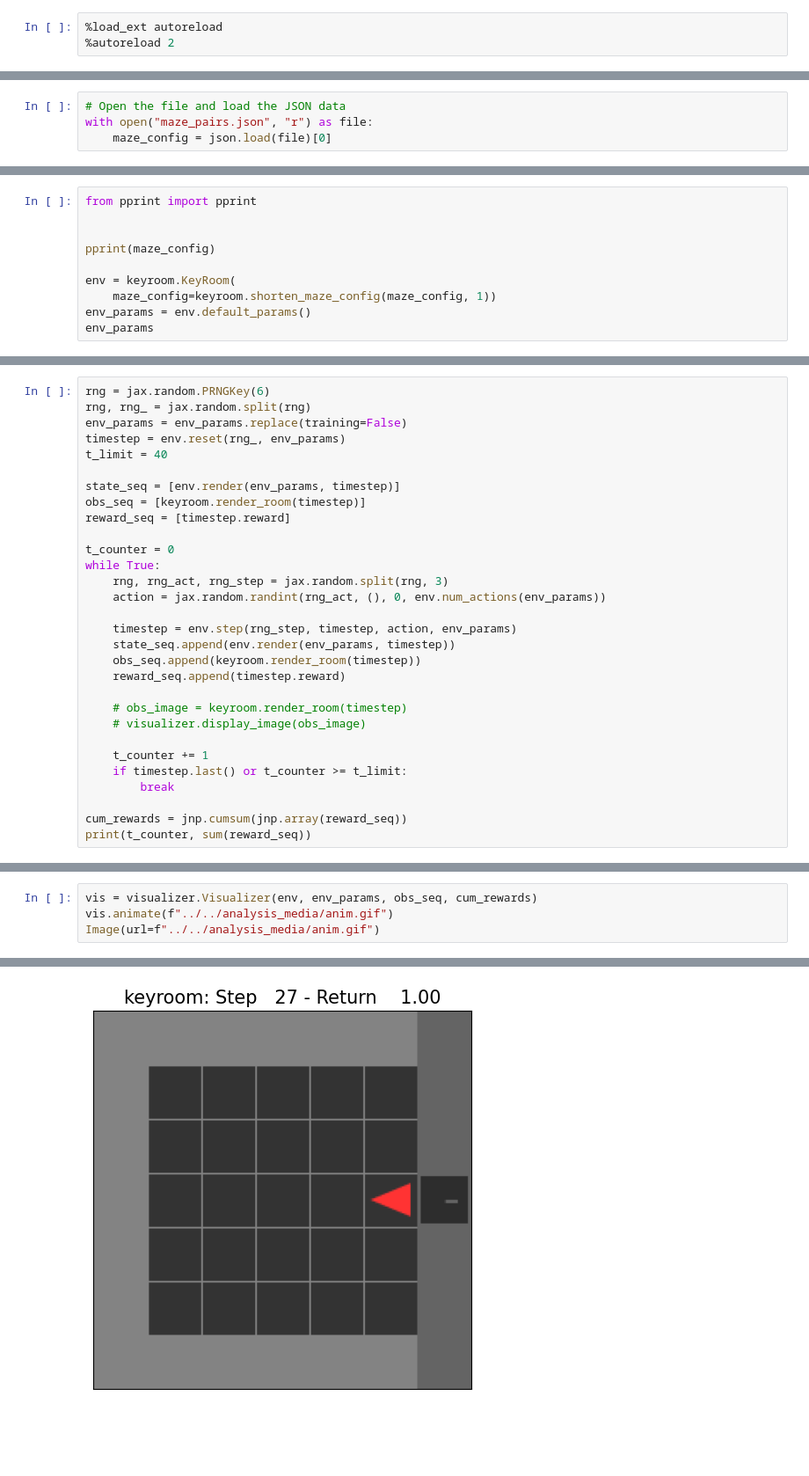
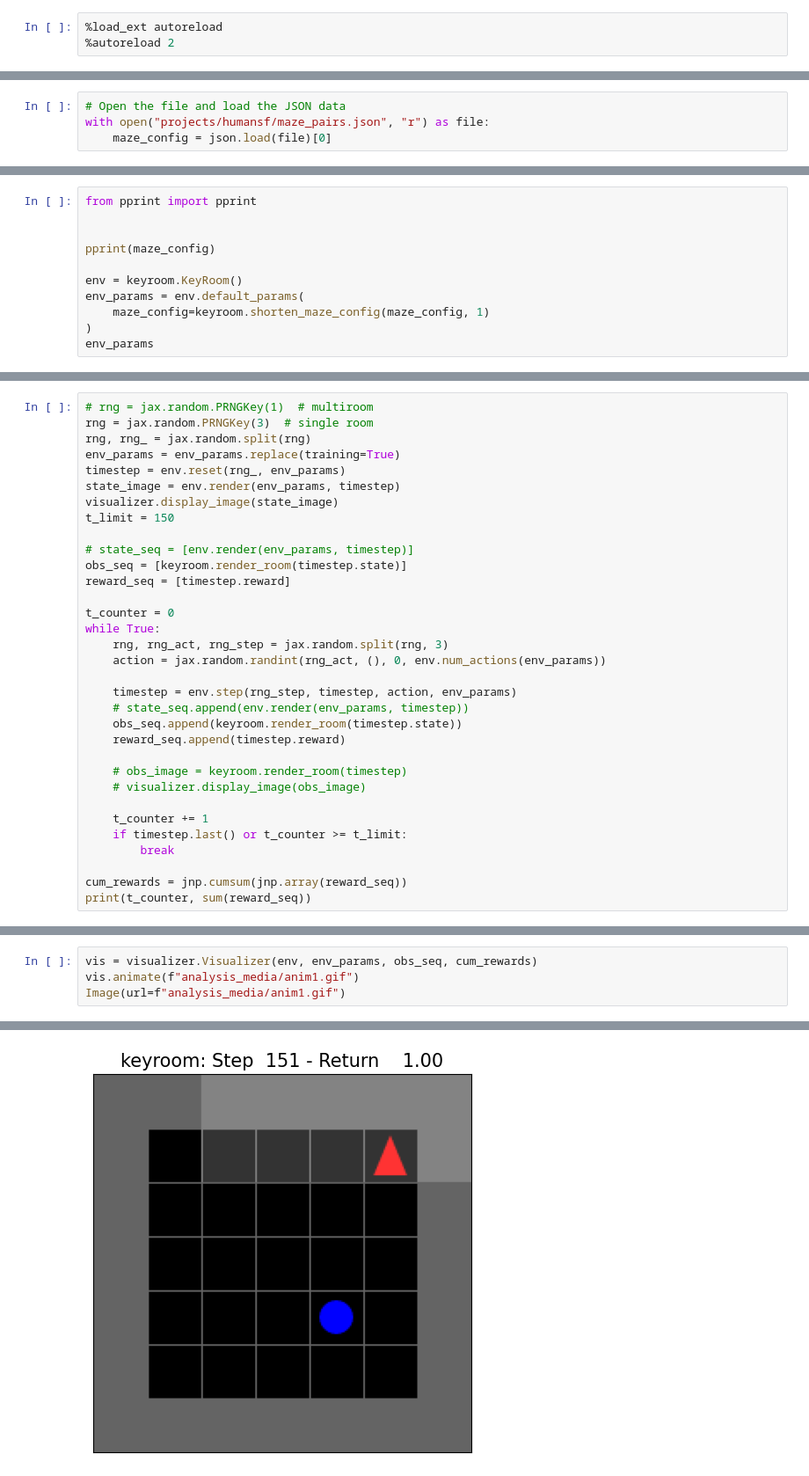
Before and after one commit to wcarvalho/jaxneurorl, a Jupyter notebook: projects/humansf/keyroom-test.ipynb, the cells around one changed output, grey strips where cells are left out. Shown at 88% size. Drawn from its saved outputs; the diff is of its cells as text; blank space fills up the shorter version.

```diff
--- a/projects/humansf/keyroom-test.ipynb
+++ b/projects/humansf/keyroom-test.ipynb
@@ -16,4 +32,4 @@ import minigrid_common
 # %%
 # Open the file and load the JSON data
-with open("maze_pairs.json", "r") as file:
+with open("projects/humansf/maze_pairs.json", "r") as file:
     maze_config = json.load(file)[0]
@@ -25,9 +39,10 @@ from pprint import pprint
 
 pprint(maze_config)
 
-env = keyroom.KeyRoom(
-    maze_config=keyroom.shorten_maze_config(maze_config, 1))
-env_params = env.default_params()
+env = keyroom.KeyRoom()
+env_params = env.default_params(
+    maze_config=keyroom.shorten_maze_config(maze_config, 1)
+)
 env_params
 # %% [output]
 {'keys': [['key', 'grey'],
@@ -59,12 +79,15 @@ Observation(image=(7, 7, 34), task_w=(4,), state_features=(4,), has_occurred=(4,
 # %%
-rng = jax.random.PRNGKey(6)
+# rng = jax.random.PRNGKey(1)  # multiroom
+rng = jax.random.PRNGKey(3)  # single room
 rng, rng_ = jax.random.split(rng)
-env_params = env_params.replace(training=False)
+env_params = env_params.replace(training=True)
 timestep = env.reset(rng_, env_params)
-t_limit = 40
+state_image = env.render(env_params, timestep)
+visualizer.display_image(state_image)
+t_limit = 150
 
-state_seq = [env.render(env_params, timestep)]
-obs_seq = [keyroom.render_room(timestep)]
+# state_seq = [env.render(env_params, timestep)]
+obs_seq = [keyroom.render_room(timestep.state)]
 reward_seq = [timestep.reward]
 
 t_counter = 0
@@ -73,8 +96,8 @@ while True:
     action = jax.random.randint(rng_act, (), 0, env.num_actions(env_params))
 
     timestep = env.step(rng_step, timestep, action, env_params)
-    state_seq.append(env.render(env_params, timestep))
-    obs_seq.append(keyroom.render_room(timestep))
+    # state_seq.append(env.render(env_params, timestep))
+    obs_seq.append(keyroom.render_room(timestep.state))
     reward_seq.append(timestep.reward)
 
     # obs_image = keyroom.render_room(timestep)
@@ -91,8 +115,8 @@ print(t_counter, sum(reward_seq))
 # %%
 vis = visualizer.Visualizer(env, env_params, obs_seq, cum_rewards)
-vis.animate(f"../../analysis_media/anim.gif")
-Image(url=f"../../analysis_media/anim.gif")
+vis.animate(f"analysis_media/anim1.gif")
+Image(url=f"analysis_media/anim1.gif")
 # %% [output]
 MovieWriter ffmpeg unavailable; using Pillow instead.
 [interactive output not drawn]
-[figure, old version]
+[figure, new version]
```
Also changed, not shown: parts of 6 cells of this notebook, 2 other files.
